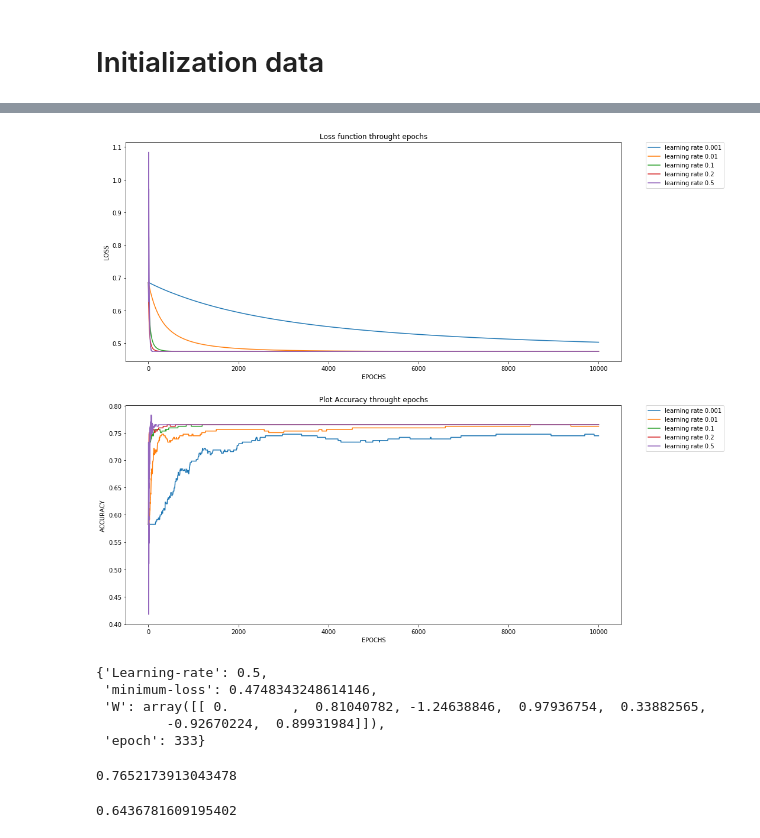
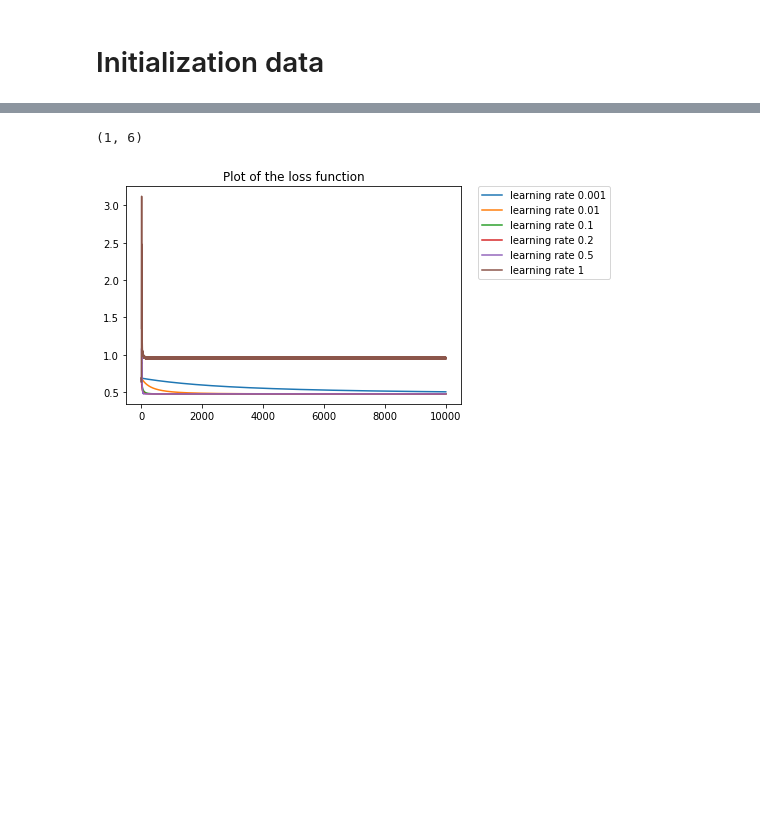
Before and after one commit to dacquaviva/Deep-learning-University-Assignments, a Jupyter notebook: Assignment1.ipynb, the cells around one changed output, grey strips where cells are left out. Saved outputs shown, nothing was run; the diff lists cells and outputs as text; code cells hidden in the pictures; blank space fills up the shorter version.

```diff
--- a/Assignment1.ipynb
+++ b/Assignment1.ipynb
@@ -130,3 +201,25 @@ def model(X, Y, features, epochs ,lambd=0): #features should be a list with the
 # %% [markdown]
 # Initialization data
+# %%
+def combination_features(X, Y, features, lambd=0): #features should be a list with the indexes of the features we want
+  X = X[:,features]
+  X0 = np.ones((X.shape[0],1))
+  X = np.concatenate((X0, X), axis = 1)
+  learning_rates = [0.001,0.01,0.1, 0.2, 0.5, 1]
+  iterations = 10000
+
+  ax_without_reg = plt.subplot()
+
+  for learning in learning_rates:
+    loss = []
+    np.random.seed(0)
+    W= np.random.normal(loc= 0.0, scale= 0.01, size=(1, X.shape[1]))
+    for i in range(iterations):
+      loss.append(float(loss_function(W, X, Y, lambd)))
+      W = gradient_descent(W, X, Y, learning, lambd)
+
+
+    plt.title("Plot of the loss function")
+    ax_without_reg.plot(np.arange(iterations),loss, label = "learning rate " + str(learning))
+    ax_without_reg.legend(bbox_to_anchor=(1.05, 1), loc='upper left', borderaxespad=0.)
 # %%
@@ -184,20 +266,15 @@ monk
 X = monk.iloc[:,:-1].values
 Y = monk.iloc[:,-1].values
 Y = (Y.reshape(Y.shape[0], 1))
-Y = Y.astype(np.float64)
-W = np.random.normal(loc= 0.0, scale= 0.01, size=(1, X.shape[1]))
+Y= Y.astype(np.float64)
+W= np.random.normal(loc= 0.0, scale= 0.01, size=(1, X.shape[1]))
+W.shape
+# %% [output]
+(1, 6)
 # %%
 from sklearn.model_selection import train_test_split
 X_train, X_test, Y_train, Y_test = train_test_split(X, Y, test_size=0.2, shuffle = False)
 # %%
-model_output = model(X_train, Y_train, [0,1,2,3,4,5], epochs)
+combination_features(X_train, Y_train, [0,1, 2,3,4,5])
 # %% [output]
-[figure, old version]
+[figure, new version]
-# %%
-model_output
-# %% [output]
-{'Learning-rate': 0.5,
- 'minimum-loss': 0.4748343248614146,
- 'W': array([[ 0.        ,  0.81040782, -1.24638846,  0.97936754,  0.33882565,
-         -0.92670224,  0.89931984]]),
- 'epoch': 333}
@@ -208,5 +280,0 @@ X_train = np.concatenate((X0_test, X_train), axis = 1)
-# %%
-Y_pred = np.round(sigmoid(X_train.dot(model_output["W"].T)))
-accuracy_score(Y_train, Y_pred)
-# %% [output]
-0.7652173913043478
@@ -217,5 +280,0 @@ X_test = np.concatenate((X0_test, X_test), axis = 1)
-# %%
-Y_pred = np.round(sigmoid(X_test.dot(model_output["W"].T)))
-accuracy_score(Y_test, Y_pred)
-# %% [output]
-0.6436781609195402
```
Also changed, not shown: parts of 26 cells of this notebook, 1 other file.
